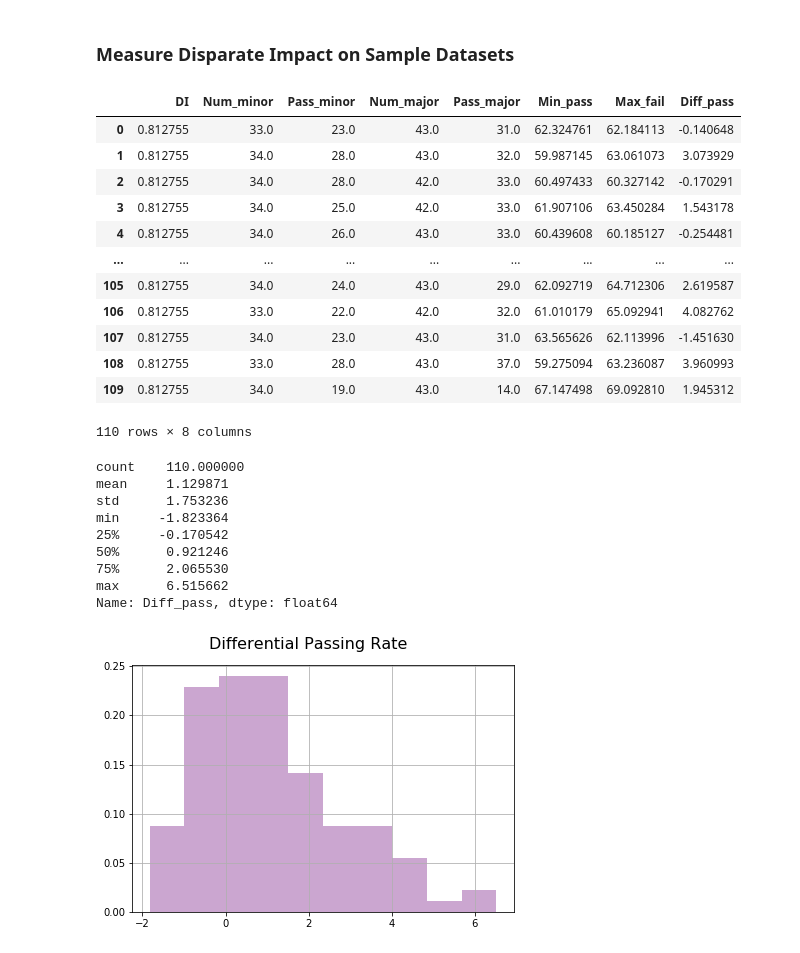
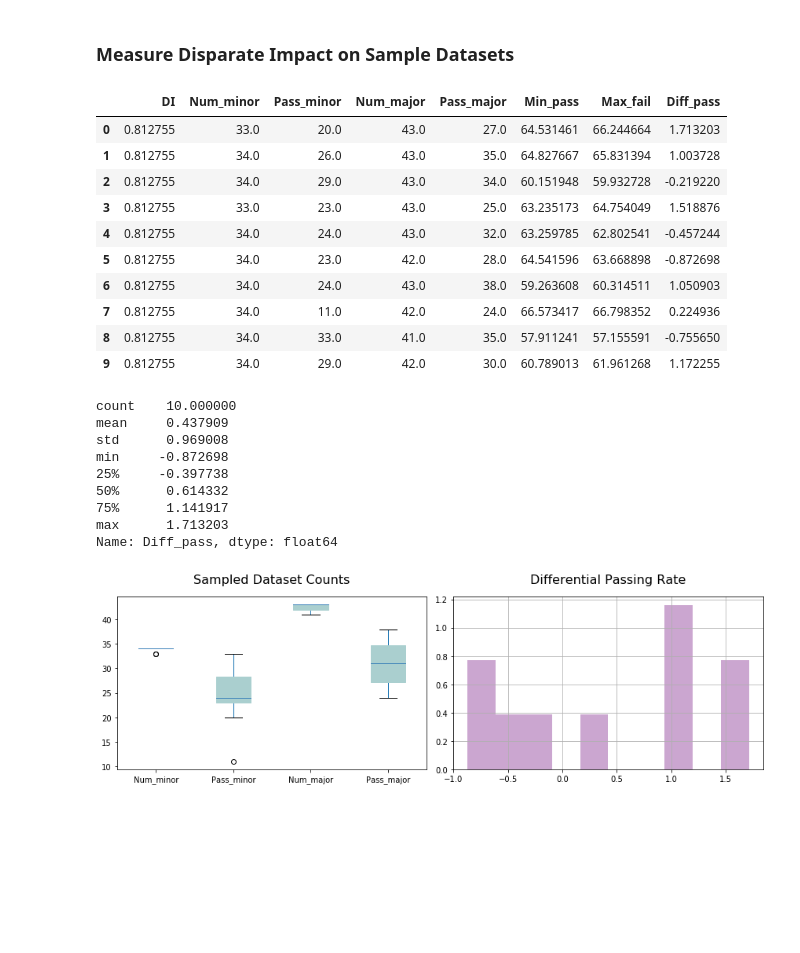
Before and after one commit to Jimmy-INL/twml, a Jupyter notebook: Project3/presentation2_ltn.ipynb, the cells around one changed output. Cells and saved outputs as stored; diff of their text form; code cells hidden in the pictures; blank space fills up the shorter version.

```diff
--- a/Project3/presentation2_ltn.ipynb
+++ b/Project3/presentation2_ltn.ipynb
@@ -419,7 +419,7 @@ def generate_fair_sample():
 result = pd.DataFrame()
 
 sample_result = []
-for i in range(0,110):
+for i in range(0,10):
     sample, metric, min_pass, max_fail = generate_fair_sample()
     expl = json.loads(MetricJSONExplainer(metric).disparate_impact())
     sample_result.append([
@@ -438,36 +438,40 @@ sample_result = pd.DataFrame(sample_result,
 sample_result
 # %% [output]
 |  | DI | Num_minor | Pass_minor | Num_major | Pass_major | Min_pass | Max_fail | Diff_pass |
-| 0 | 0.812755 | 33.0 | 23.0 | 43.0 | 31.0 | 62.324761 | 62.184113 | -0.140648 |
-| 1 | 0.812755 | 34.0 | 28.0 | 43.0 | 32.0 | 59.987145 | 63.061073 | 3.073929 |
-| 2 | 0.812755 | 34.0 | 28.0 | 42.0 | 33.0 | 60.497433 | 60.327142 | -0.170291 |
-| 3 | 0.812755 | 34.0 | 25.0 | 42.0 | 33.0 | 61.907106 | 63.450284 | 1.543178 |
-| 4 | 0.812755 | 34.0 | 26.0 | 43.0 | 33.0 | 60.439608 | 60.185127 | -0.254481 |
-| ... | ... | ... | ... | ... | ... | ... | ... | ... |
-| 105 | 0.812755 | 34.0 | 24.0 | 43.0 | 29.0 | 62.092719 | 64.712306 | 2.619587 |
-| 106 | 0.812755 | 33.0 | 22.0 | 42.0 | 32.0 | 61.010179 | 65.092941 | 4.082762 |
-| 107 | 0.812755 | 34.0 | 23.0 | 43.0 | 31.0 | 63.565626 | 62.113996 | -1.451630 |
-| 108 | 0.812755 | 33.0 | 28.0 | 43.0 | 37.0 | 59.275094 | 63.236087 | 3.960993 |
-| 109 | 0.812755 | 34.0 | 19.0 | 43.0 | 14.0 | 67.147498 | 69.092810 | 1.945312 |
+| 0 | 0.812755 | 33.0 | 20.0 | 43.0 | 27.0 | 64.531461 | 66.244664 | 1.713203 |
+| 1 | 0.812755 | 34.0 | 26.0 | 43.0 | 35.0 | 64.827667 | 65.831394 | 1.003728 |
+| 2 | 0.812755 | 34.0 | 29.0 | 43.0 | 34.0 | 60.151948 | 59.932728 | -0.219220 |
+| 3 | 0.812755 | 33.0 | 23.0 | 43.0 | 25.0 | 63.235173 | 64.754049 | 1.518876 |
+| 4 | 0.812755 | 34.0 | 24.0 | 43.0 | 32.0 | 63.259785 | 62.802541 | -0.457244 |
+| 5 | 0.812755 | 34.0 | 23.0 | 42.0 | 28.0 | 64.541596 | 63.668898 | -0.872698 |
+| 6 | 0.812755 | 34.0 | 24.0 | 43.0 | 38.0 | 59.263608 | 60.314511 | 1.050903 |
+| 7 | 0.812755 | 34.0 | 11.0 | 42.0 | 24.0 | 66.573417 | 66.798352 | 0.224936 |
+| 8 | 0.812755 | 34.0 | 33.0 | 41.0 | 35.0 | 57.911241 | 57.155591 | -0.755650 |
+| 9 | 0.812755 | 34.0 | 29.0 | 42.0 | 30.0 | 60.789013 | 61.961268 | 1.172255 |
-110 rows × 8 columns
 # %%
 sample_result['Diff_pass'].describe()
 # %% [output]
-count    110.000000
-mean     1.129871
-std      1.753236
-min     -1.823364
-25%     -0.170542
-50%      0.921246
-75%      2.065530
-max      6.515662
+count    10.000000
+mean     0.437909
+std      0.969008
+min     -0.872698
+25%     -0.397738
+50%      0.614332
+75%      1.141917
+max      1.713203
 Name: Diff_pass, dtype: float64
 # %%
-plt.rcParams["figure.figsize"] = [6,4]
-fig, ax = plt.subplots(1,1) # create figure and axes
-sample_result['Diff_pass'].hist(density=True,ax=ax,color=colors[3],alpha = 0.5)
+plt.rcParams["figure.figsize"] = [12,4]
+fig, ax = plt.subplots(1,2) # create figure and axes
+sample_result['Diff_pass'].hist(density=True,ax=ax[1],color=colors[3],alpha = 0.5)
+ax[1].set_title("Differential Passing Rate", fontsize=16, y=1.05)
+
+props = dict(boxes="#aacfcf", medians=colors[0])
+sample_result[['Num_minor', 'Pass_minor', 'Num_major', 'Pass_major']].plot.box(color=props, patch_artist=True, ax=ax[0])
+ax[0].set_title("Sampled Dataset Counts", fontsize=16, y=1.05)
+
 plt.tight_layout()
-plt.suptitle("Differential Passing Rate", fontsize=16, y=1.05)
 plt.show()
+fig.savefig("../images/ff_Lieutenant_sampled.png", bbox_inches="tight")
 # %% [output]
-[figure, old version]
+[figure, new version]
```
Also changed, not shown: parts of 2 cells of this notebook, 15 other files.
